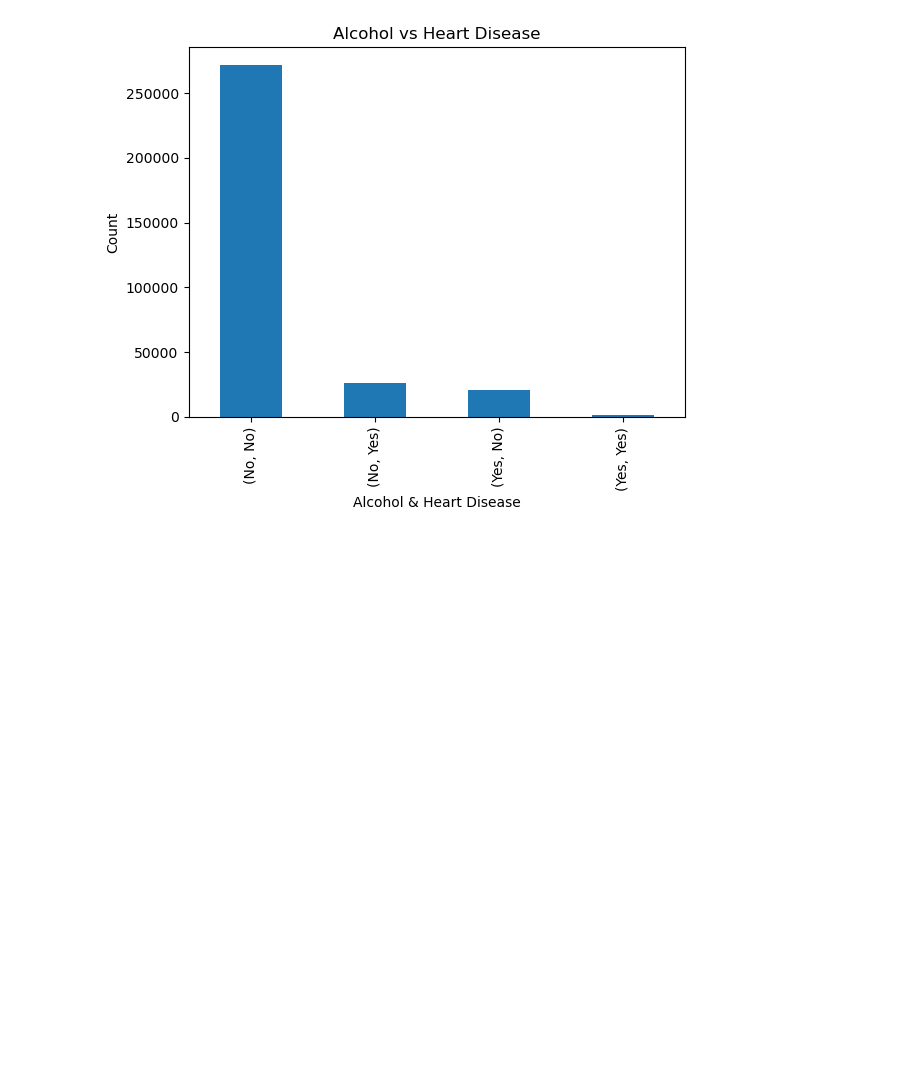
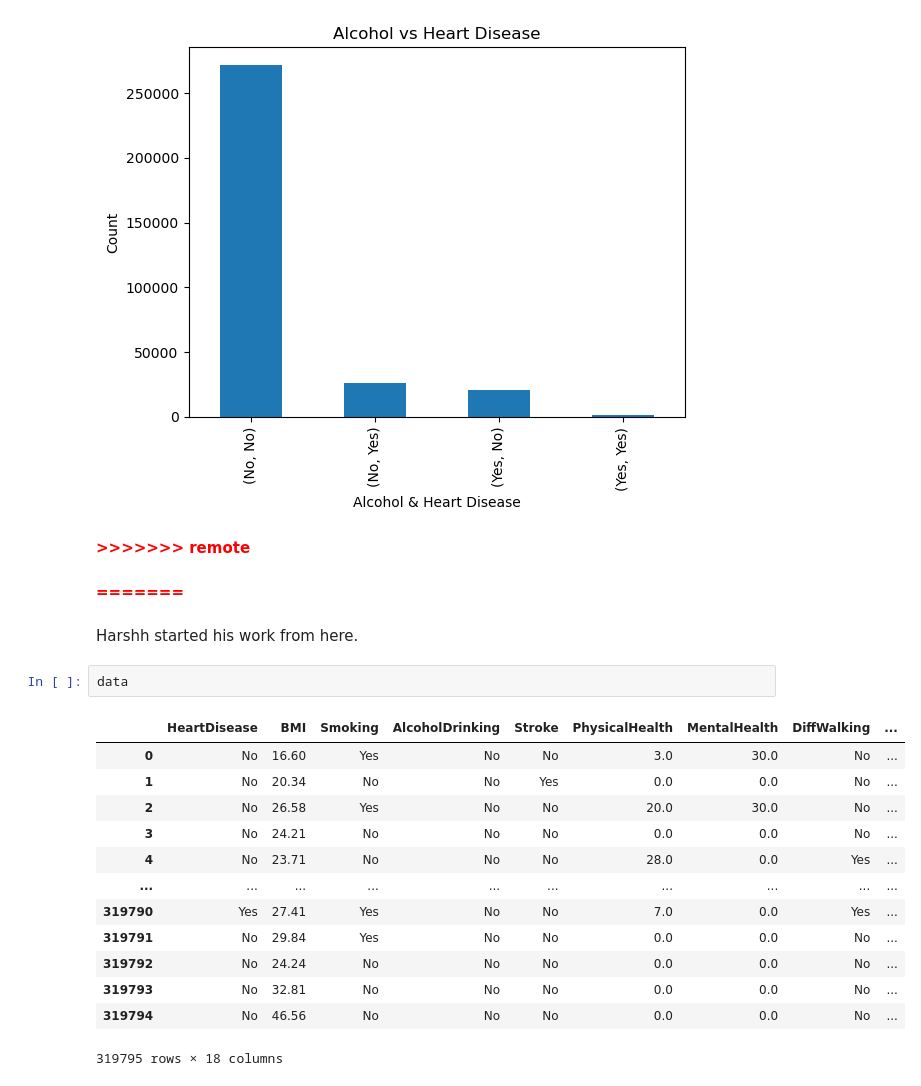
Before and after one commit to prez212/Project1-Team6, a Jupyter notebook: Heart_Disease_Predictor.ipynb, the cells around one changed output. Saved outputs shown, nothing was run; the diff lists cells and outputs as text; blank space fills up the shorter version.

```diff
--- a/Heart_Disease_Predictor.ipynb
+++ b/Heart_Disease_Predictor.ipynb
@@ -211,3 +224,25 @@ plt.title('Alcohol vs Heart Disease')
 plt.show()
 # %% [output]
 [figure]
+# %% [markdown]
+<span style="color:red"><b>>>>>>>> remote</b></span>
+# %% [markdown]
+<span style="color:red"><b>=======</b></span>
+# %% [markdown]
+Harshh started his work from here.
+# %%
+data
+# %% [output]
+|  | HeartDisease | BMI | Smoking | AlcoholDrinking | Stroke | PhysicalHealth | MentalHealth | DiffWalking | ... |
+| 0 | No | 16.60 | Yes | No | No | 3.0 | 30.0 | No | ... |
+| 1 | No | 20.34 | No | No | Yes | 0.0 | 0.0 | No | ... |
+| 2 | No | 26.58 | Yes | No | No | 20.0 | 30.0 | No | ... |
+| 3 | No | 24.21 | No | No | No | 0.0 | 0.0 | No | ... |
+| 4 | No | 23.71 | No | No | No | 28.0 | 0.0 | Yes | ... |
+| ... | ... | ... | ... | ... | ... | ... | ... | ... | ... |
+| 319790 | Yes | 27.41 | Yes | No | No | 7.0 | 0.0 | Yes | ... |
+| 319791 | No | 29.84 | Yes | No | No | 0.0 | 0.0 | No | ... |
+| 319792 | No | 24.24 | No | No | No | 0.0 | 0.0 | No | ... |
+| 319793 | No | 32.81 | No | No | No | 0.0 | 0.0 | No | ... |
+| 319794 | No | 46.56 | No | No | No | 0.0 | 0.0 | No | ... |
+319795 rows × 18 columns
```
Also changed, not shown: parts of 20 cells of this notebook.
